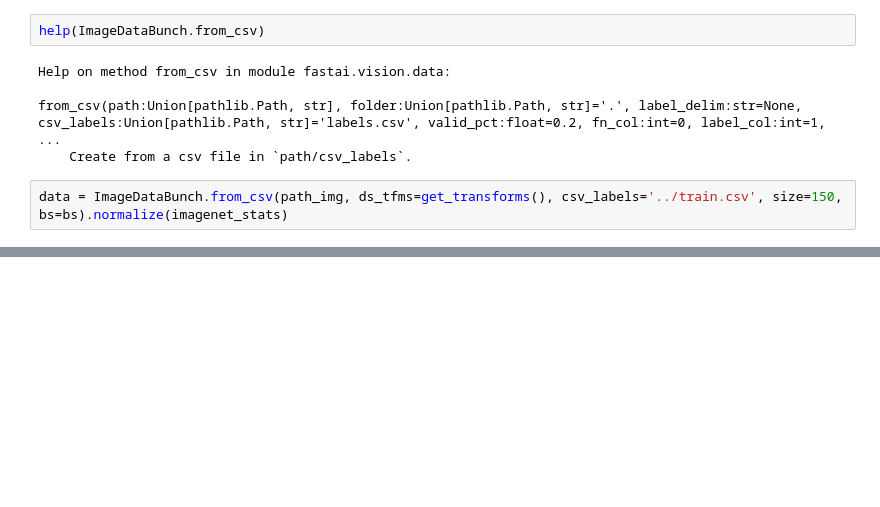
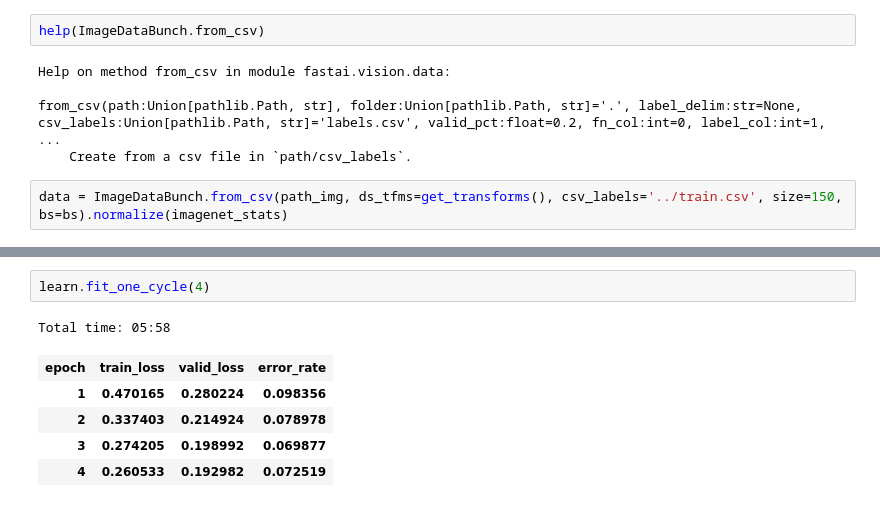
Before and after one commit to arkothiwala/deep-learning, a Jupyter notebook: AV_Intel.ipynb, the cells around one changed output, grey strips where cells are left out. Cells and saved outputs as stored; diff of their text form; blank space fills up the shorter version.

```diff
--- a/AV_Intel.ipynb
+++ b/AV_Intel.ipynb
@@ -44,0 +53,9 @@ data.batch_size
+# %%
+learn.fit_one_cycle(4)
+# %% [output]
+Total time: 05:58
+| epoch | train_loss | valid_loss | error_rate |
+| 1 | 0.470165 | 0.280224 | 0.098356 |
+| 2 | 0.337403 | 0.214924 | 0.078978 |
+| 3 | 0.274205 | 0.198992 | 0.069877 |
+| 4 | 0.260533 | 0.192982 | 0.072519 |
```
Also changed, not shown: parts of 7 cells of this notebook.
